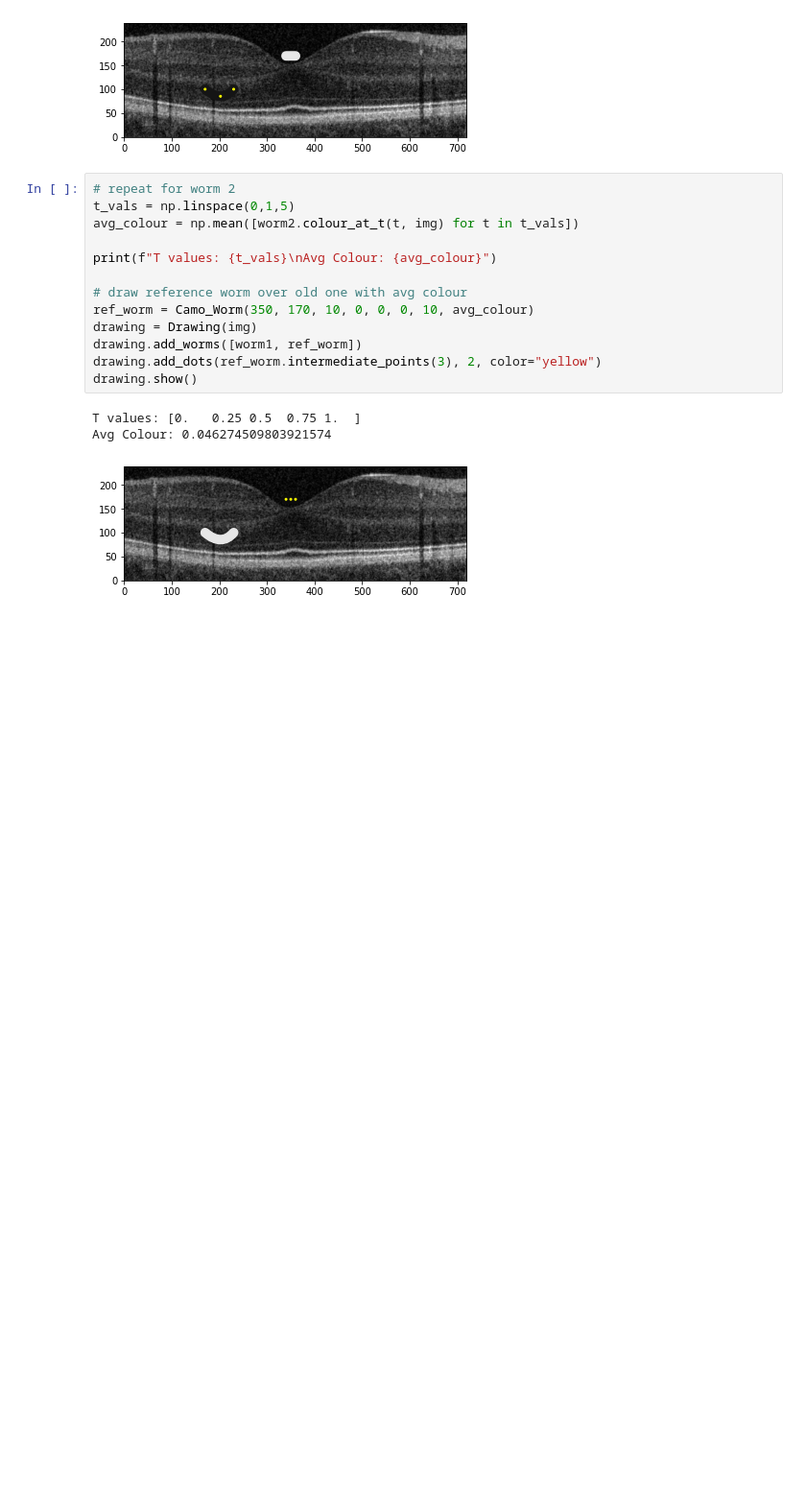
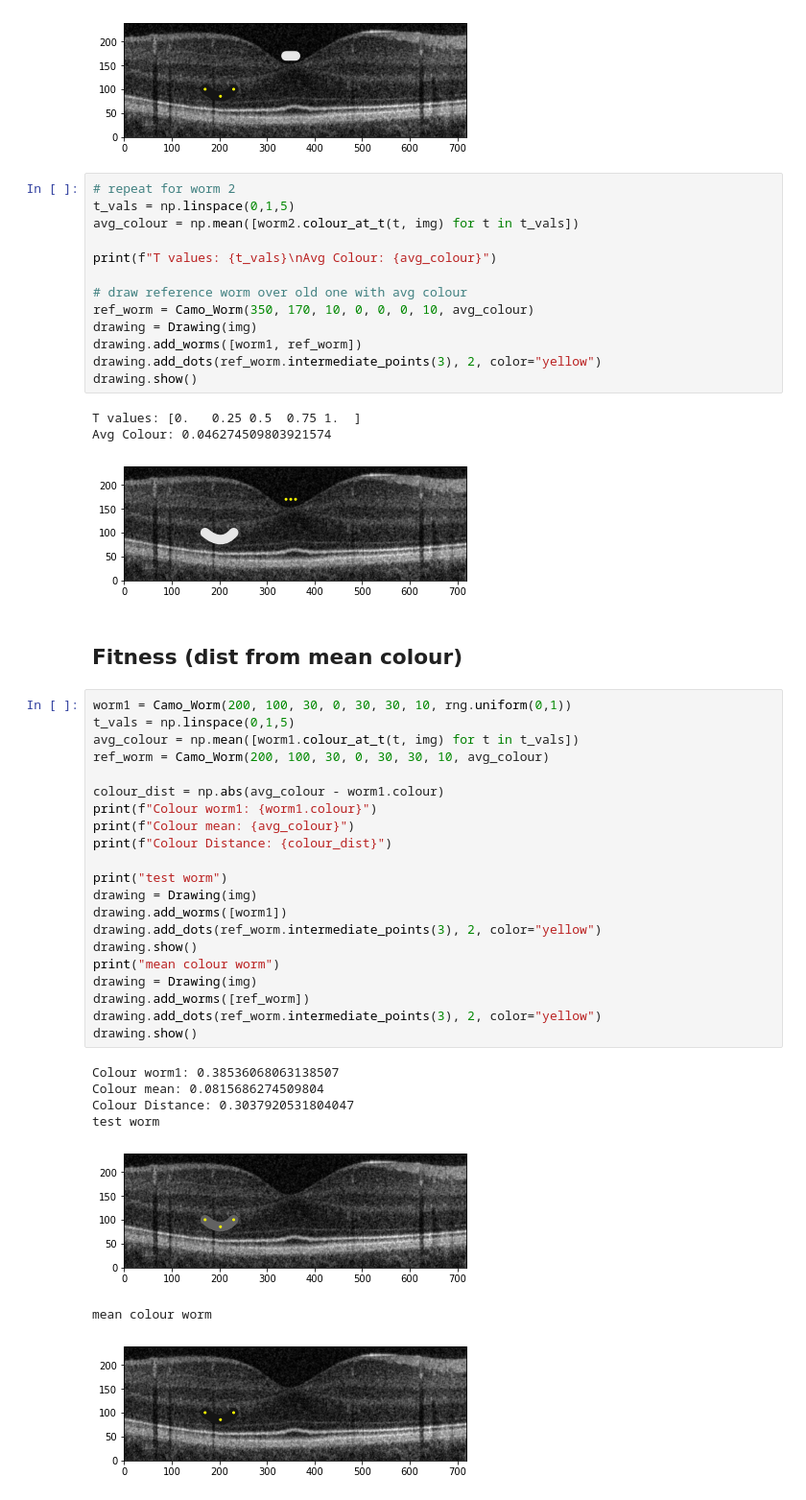
Before and after one commit to evnw/CITS4404-Assignment2, a Jupyter notebook: test_colour_fitness.ipynb, the cells around one changed output. Shown at 96% size. Drawn from its saved outputs; the diff is of its cells as text; blank space fills up the shorter version.

```diff
--- a/test_colour_fitness.ipynb
+++ b/test_colour_fitness.ipynb
@@ -73,3 +73,34 @@ drawing.show()
 T values: [0.   0.25 0.5  0.75 1.  ]
 Avg Colour: 0.046274509803921574
 [figure]
+# %% [markdown]
+## Fitness (dist from mean colour)
+# %%
+worm1 = Camo_Worm(200, 100, 30, 0, 30, 30, 10, rng.uniform(0,1))
+t_vals = np.linspace(0,1,5)
+avg_colour = np.mean([worm1.colour_at_t(t, img) for t in t_vals])
+ref_worm = Camo_Worm(200, 100, 30, 0, 30, 30, 10, avg_colour)
+
+colour_dist = np.abs(avg_colour - worm1.colour)
+print(f"Colour worm1: {worm1.colour}")
+print(f"Colour mean: {avg_colour}")
+print(f"Colour Distance: {colour_dist}")
+
+print("test worm")
+drawing = Drawing(img)
+drawing.add_worms([worm1])
+drawing.add_dots(ref_worm.intermediate_points(3), 2, color="yellow")
+drawing.show()
+print("mean colour worm")
+drawing = Drawing(img)
+drawing.add_worms([ref_worm])
+drawing.add_dots(ref_worm.intermediate_points(3), 2, color="yellow")
+drawing.show()
+# %% [output]
+Colour worm1: 0.38536068063138507
+Colour mean: 0.0815686274509804
+Colour Distance: 0.3037920531804047
+test worm
+[figure, added]
+mean colour worm
+[figure, added]
```
Also changed, not shown: 2 other files.
